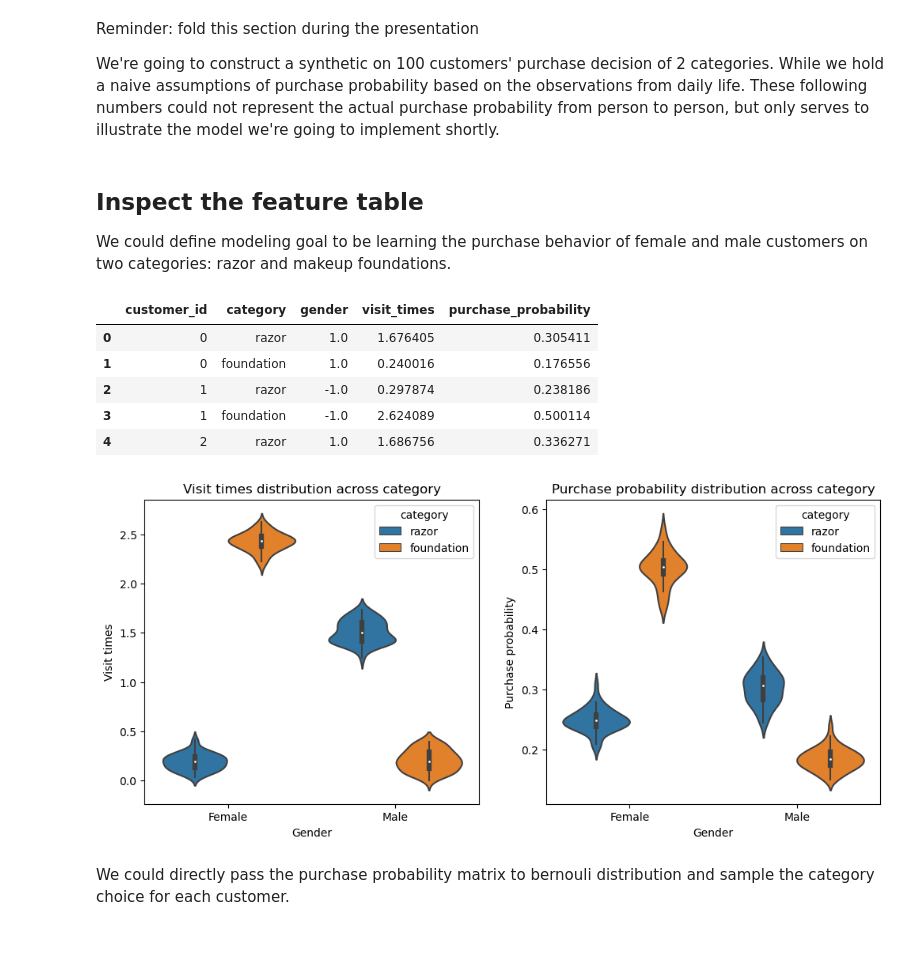
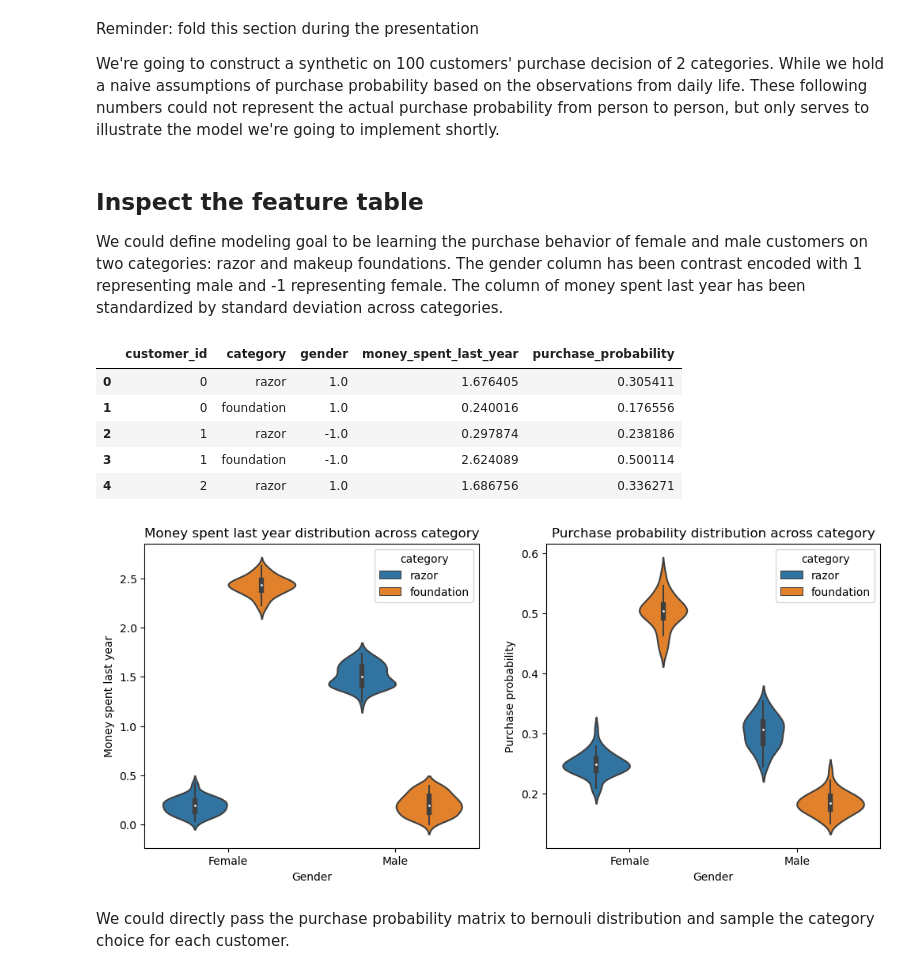
Before and after one commit to YuXia-SR/numpyro-example, a Jupyter notebook: notebooks/snack_learn.ipynb, the cells around one changed output. Saved outputs shown, nothing was run; the diff lists cells and outputs as text; code cells hidden in the pictures; blank space fills up the shorter version.

```diff
--- a/notebooks/snack_learn.ipynb
+++ b/notebooks/snack_learn.ipynb
@@ -68,15 +68,15 @@ def generate_global_features(n_category, n_customer, normal_dist = [(1.5, 0.1),(
     # odd index -> male, even index -> female
     gender_array = jnp.array([jnp.array([1]) if i % 2 == 0 else jnp.array([-1]) for i in range(n_customer)])
     # if the customer is a male
-    # 1. his visit times of foundations is sampling from a normal distribution with mean 0.2 and std 0.1
-    # 2. his visit times of razor is sampling from a normal distribution with mean 1.5 and std 0.1
+    # 1. his money spent last year on foundations is sampling from a normal distribution with mean 0.2 and std 0.1
+    # 2. his money spent last year on razor is sampling from a normal distribution with mean 1.5 and std 0.1
     # if the customer is a female
-    # 1. her visit times of foundations is sampling from a normal distribution with mean 2.4 and std 0.1
-    # 2. her visit times of razor is sampling from a normal distribution with mean 0.2 and std 0.1
-    category_visit_array = jnp.array([jnp.array([[np.random.normal(*normal_dist[0])], [np.random.normal(*normal_dist[1])]]) if i % 2 == 0 \
+    # 1. her money spent last year on foundations is sampling from a normal distribution with mean 2.4 and std 0.1
+    # 2. her money spent last year on razor is sampling from a normal distribution with mean 0.2 and std 0.1
+    money_spent_last_year_array = jnp.array([jnp.array([[np.random.normal(*normal_dist[0])], [np.random.normal(*normal_dist[1])]]) if i % 2 == 0 \
                                      else jnp.array([[np.random.normal(*normal_dist[2])], [np.random.normal(*normal_dist[3])]]) for i in range(n_customer)])
 
-    global_feature = jnp.concatenate([gender_array.repeat(2, axis=0).reshape(n_customer, n_category, 1), category_visit_array], axis=-1)
+    global_feature = jnp.concatenate([gender_array.repeat(2, axis=0).reshape(n_customer, n_category, 1), money_spent_last_year_array], axis=-1)
     return global_feature
 np.random.seed(0)
 n_customer_test = 100
@@ -85,10 +85,10 @@ test_global_feature = generate_global_features(n_category, n_customer_test)
 # %%
 def convert_global_feature_to_df(global_feature, categories):
     n_customer, n_category, _ = global_feature.shape
-    examine_data = pd.DataFrame(jnp.concatenate([global_feature[:, i, :] for i in range(len(categories))]), columns=['gender', 'visit_times'])
+    examine_data = pd.DataFrame(jnp.concatenate([global_feature[:, i, :] for i in range(len(categories))]), columns=['gender', 'money_spent_last_year'])
     examine_data.loc[:, 'customer_id'] = np.tile(np.arange(n_customer), n_category)
     examine_data.loc[:, 'category'] = np.repeat(categories, n_customer)
-    examine_data = examine_data.loc[:, ['customer_id', 'category', 'gender', 'visit_times']].sort_values(by='customer_id', ignore_index=True)
+    examine_data = examine_data.loc[:, ['customer_id', 'category', 'gender', 'money_spent_last_year']].sort_values(by='customer_id', ignore_index=True)
     return examine_data
 global_feature_df = convert_global_feature_to_df(global_feature, ['razor', 'foundation'])
 # %%
@@ -127,12 +127,12 @@ purchase_prob_test_df = convert_purchase_prob_to_df(purchase_prob_test, ['razor'
 # %% [markdown]
 ## Inspect the feature table
 
-We could define modeling goal to be learning the purchase behavior of female and male customers on two categories: razor and makeup foundations.
+We could define modeling goal to be learning the purchase behavior of female and male customers on two categories: razor and makeup foundations. The gender column has been contrast encoded with 1 representing male and -1 representing female. The column of money spent last year has been standardized by standard deviation across categories.
 # %%
 feature_table = global_feature_df.merge(purchase_prob_df)
 feature_table.head()
 # %% [output]
-|  | customer_id | category | gender | visit_times | purchase_probability |
+|  | customer_id | category | gender | money_spent_last_year | purchase_probability |
 | 0 | 0 | razor | 1.0 | 1.676405 | 0.305411 |
 | 1 | 0 | foundation | 1.0 | 0.240016 | 0.176556 |
 | 2 | 1 | razor | -1.0 | 0.297874 | 0.238186 |
@@ -141,7 +141,7 @@ feature_table.head()
 # %%
 def plot_distribution_from_df(data, target_column, ax):
     sns.violinplot(data, x='gender', y=target_column, hue='category', ax=ax)
-    target_column = 'Visit times' if target_column == 'visit_times' else 'Purchase probability'
+    target_column = 'Money spent last year' if target_column == 'money_spent_last_year' else 'Purchase probability'
     ax.set_xticks([0, 1])
     ax.set_xticklabels(['Female', 'Male'])
     ax.set_xlabel('Gender')
@@ -149,10 +149,10 @@ def plot_distribution_from_df(data, target_column, ax):
     ax.set_title(f'{target_column} distribution across category')
 # %%
 f, ax = plt.subplots(1, 2, figsize=(12, 5))
-plot_distribution_from_df(feature_table, 'visit_times', ax[0])
+plot_distribution_from_df(feature_table, 'money_spent_last_year', ax[0])
 plot_distribution_from_df(feature_table, 'purchase_probability', ax[1])
 # %% [output]
-[figure, old version]
+[figure, new version]
 # %% [markdown]
 We could directly pass the purchase probability matrix to bernouli distribution and sample the category choice for each customer.
 # %%
```
Also changed, not shown: parts of 2 cells of this notebook, 3 other files.
